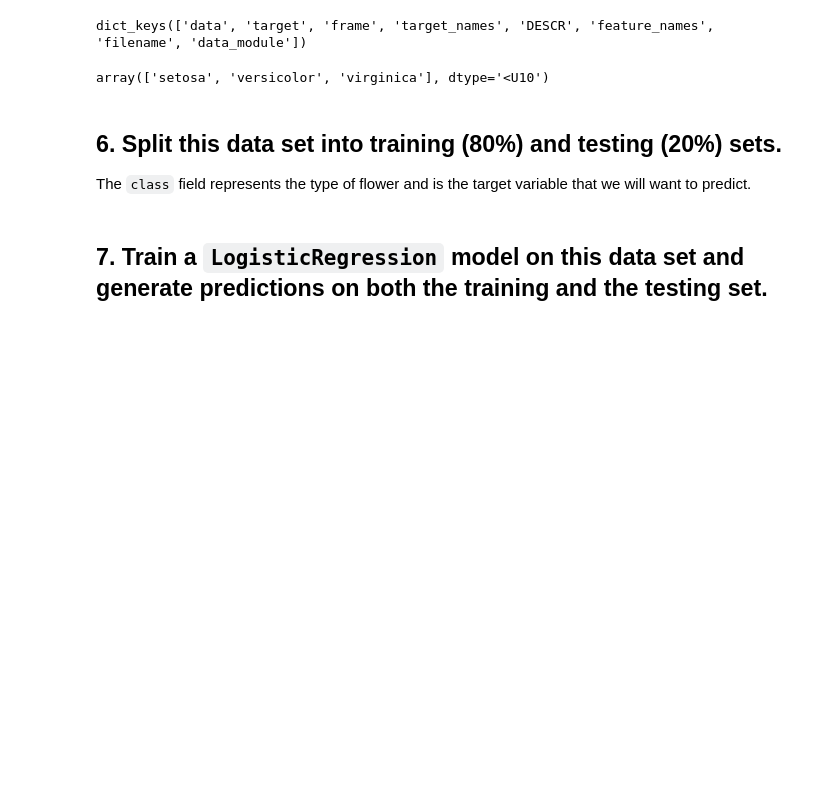
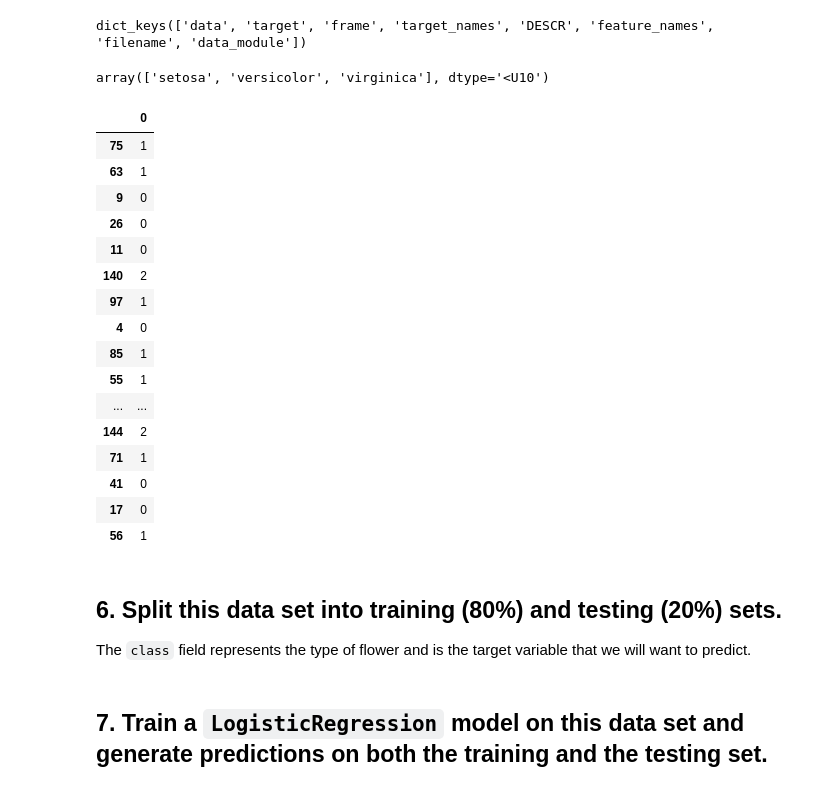
Before and after one commit to DCTrading24/lab-supervised-learning-model-evaluation-en, a Jupyter notebook: your-code/main.ipynb, the cells around one changed output. Drawn from its saved outputs; the diff is of its cells as text; code cells hidden in the pictures; blank space fills up the shorter version.

```diff
--- a/your-code/main.ipynb
+++ b/your-code/main.ipynb
@@ -209,3 +209,23 @@ dict_keys(['data', 'target', 'frame', 'target_names', 'DESCR', 'feature_names',
 data['target_names']
 # %% [output]
 array(['setosa', 'versicolor', 'virginica'], dtype='<U10')
+# %%
+target.sample(20)
+# %% [output]
+|  | 0 |
+| 75 | 1 |
+| 63 | 1 |
+| 9 | 0 |
+| 26 | 0 |
+| 11 | 0 |
+| 140 | 2 |
+| 97 | 1 |
+| 4 | 0 |
+| 85 | 1 |
+| 55 | 1 |
+| ... | ... |
+| 144 | 2 |
+| 71 | 1 |
+| 41 | 0 |
+| 17 | 0 |
+| 56 | 1 |
```
Also changed, not shown: parts of 15 cells of this notebook, 1 other file.
